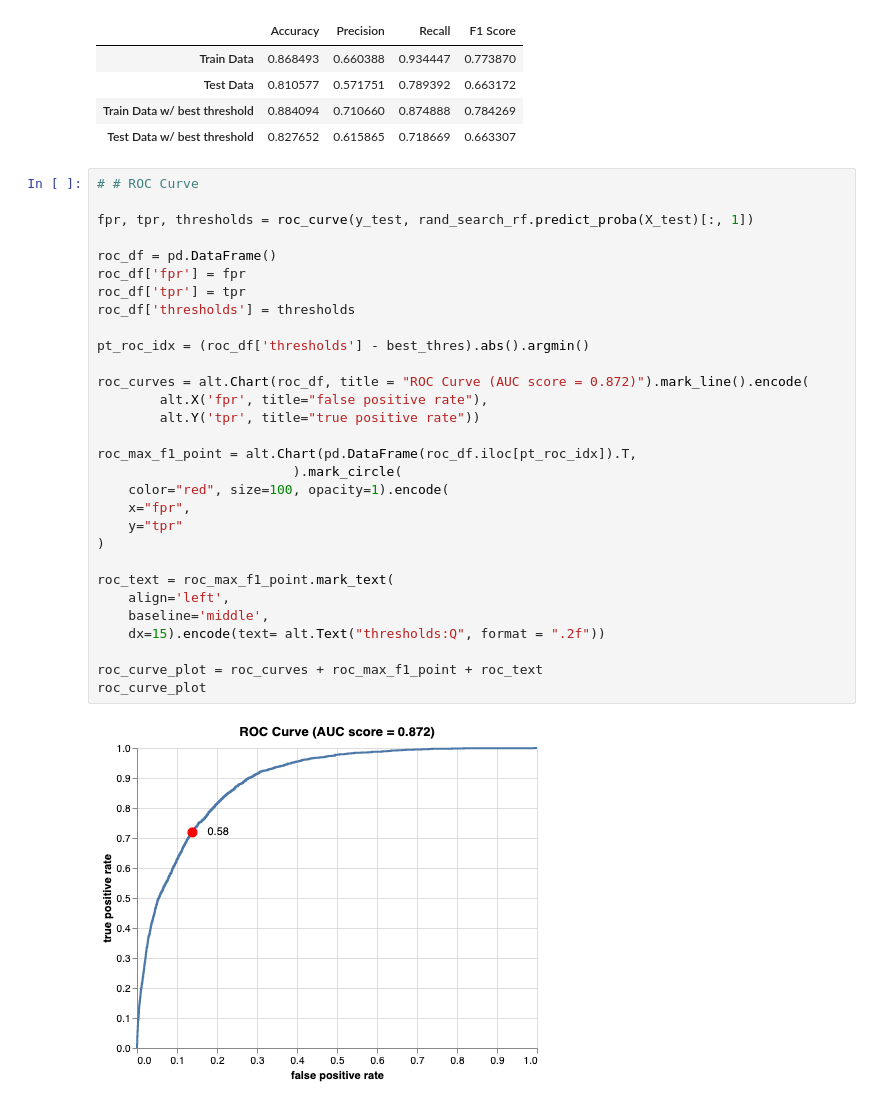
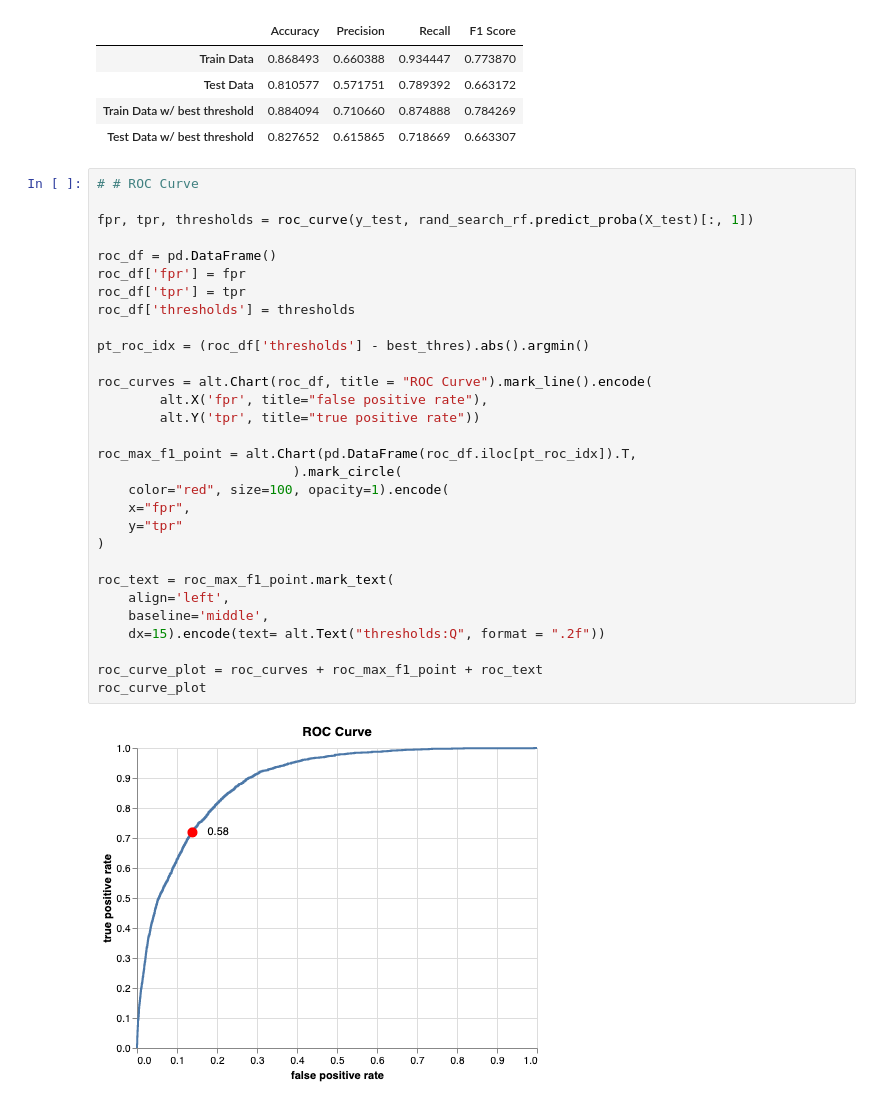
Before and after one commit to sukhleen999/census-income-prediction, a Jupyter notebook: src/model_building.ipynb, the cells around one changed output. Cells and saved outputs as stored; diff of their text form.

```diff
--- a/src/model_building.ipynb
+++ b/src/model_building.ipynb
@@ -253,33 +253,33 @@ model_perf_best_thres_df
 # %%
 # # ROC Curve
 
 fpr, tpr, thresholds = roc_curve(y_test, rand_search_rf.predict_proba(X_test)[:, 1])
 
 roc_df = pd.DataFrame()
 roc_df['fpr'] = fpr
 roc_df['tpr'] = tpr
 roc_df['thresholds'] = thresholds
 
 pt_roc_idx = (roc_df['thresholds'] - best_thres).abs().argmin()
 
-roc_curves = alt.Chart(roc_df, title = "ROC Curve (AUC score = 0.872)").mark_line().encode(
+roc_curves = alt.Chart(roc_df, title = "ROC Curve").mark_line().encode(
         alt.X('fpr', title="false positive rate"),
         alt.Y('tpr', title="true positive rate"))
 
 roc_max_f1_point = alt.Chart(pd.DataFrame(roc_df.iloc[pt_roc_idx]).T,
                          ).mark_circle(
     color="red", size=100, opacity=1).encode(
     x="fpr",
     y="tpr"
 )
 
 roc_text = roc_max_f1_point.mark_text(
     align='left',
     baseline='middle',
     dx=15).encode(text= alt.Text("thresholds:Q", format = ".2f"))
 
 roc_curve_plot = roc_curves + roc_max_f1_point + roc_text
 roc_curve_plot
 # %% [output]
-[figure, old version]
+[figure, new version]
 # %%
```
Also changed, not shown: parts of 3 cells of this notebook, 1 other file.
